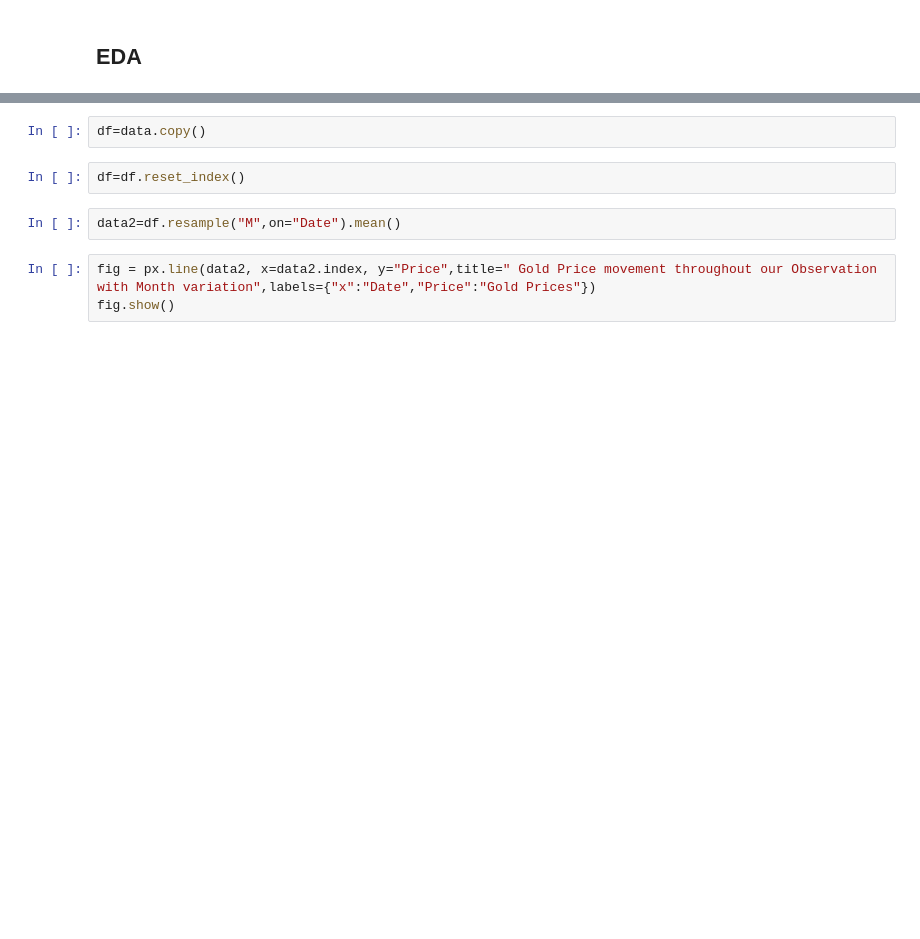
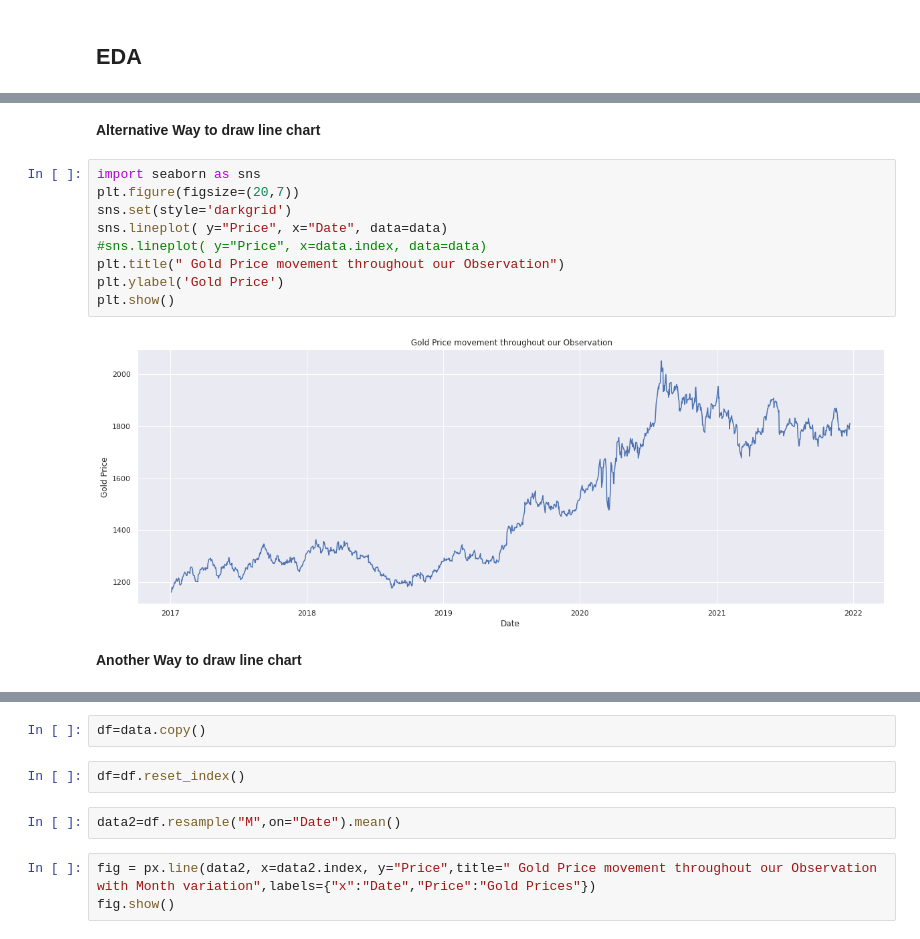
Before and after one commit to RiteshopShrivastava/Gold-Price-forecasting, a Jupyter notebook: Gold_price_prediction.ipynb, the cells around one changed output, grey strips where cells are left out. Saved outputs shown, nothing was run; the diff lists cells and outputs as text; blank space fills up the shorter version.

```diff
--- a/Gold_price_prediction.ipynb
+++ b/Gold_price_prediction.ipynb
@@ -99,0 +103,15 @@ memory usage: 15.7 KB
+# %% [markdown]
+**Alternative Way to draw line chart**
+# %%
+import seaborn as sns
+plt.figure(figsize=(20,7))
+sns.set(style='darkgrid')
+sns.lineplot( y="Price", x="Date", data=data)
+#sns.lineplot( y="Price", x=data.index, data=data)
+plt.title(" Gold Price movement throughout our Observation")
+plt.ylabel('Gold Price')
+plt.show()
+# %% [output]
+[figure, added]
+# %% [markdown]
+**Another Way to draw line chart**
```
Also changed, not shown: parts of 18 cells of this notebook.
